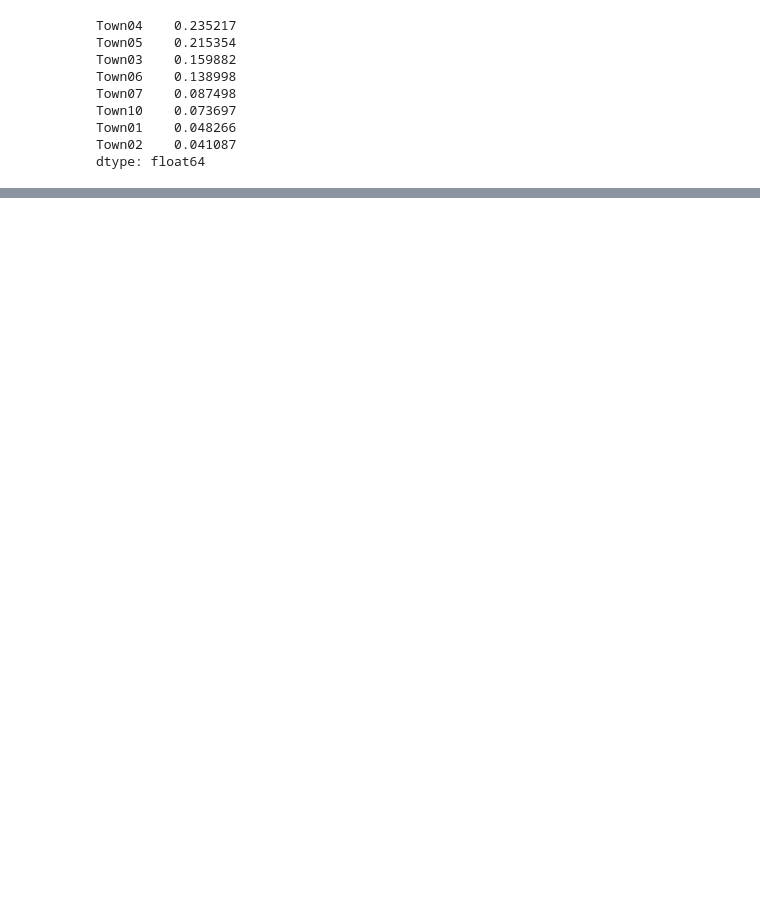
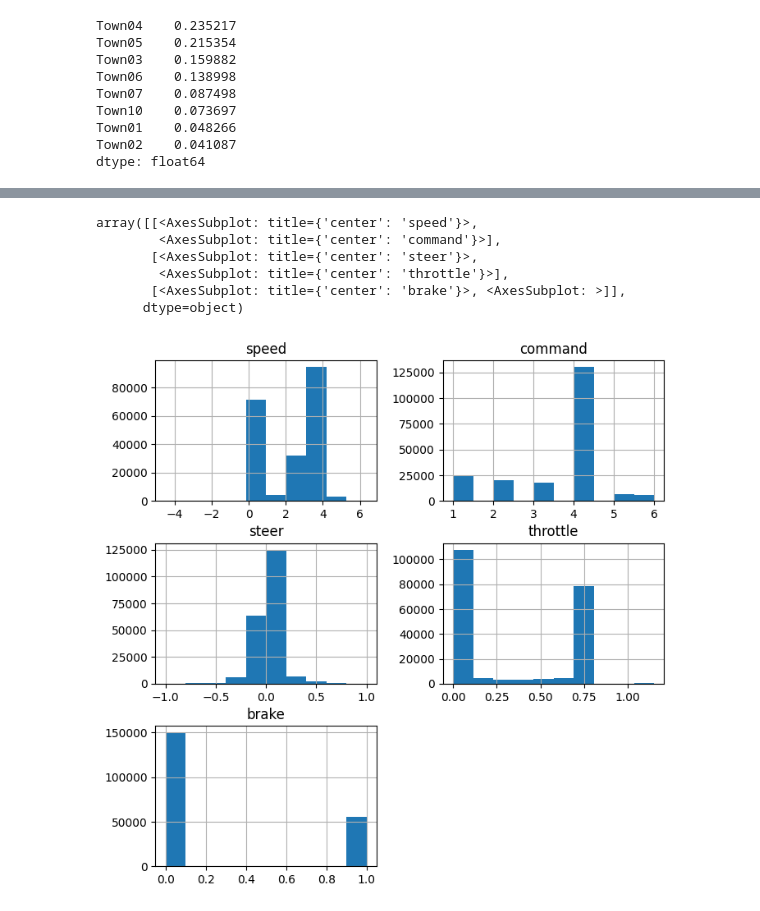
Before and after one commit to moritzwassmer/APPRAS_e2e_imitation, a Jupyter notebook: data_pipeline/notebooks/train_test_split.ipynb, the cells around one changed output, grey strips where cells are left out. Drawn from its saved outputs; the diff is of its cells as text; code cells hidden in the pictures; blank space fills up the shorter version.

```diff
--- a/data_pipeline/notebooks/train_test_split.ipynb
+++ b/data_pipeline/notebooks/train_test_split.ipynb
@@ -183,0 +121,14 @@ len(df_test_additional) / (len(df_train) + len(df_test_additional))
+# %%
+df_measurements_train = df_measurements[df_measurements["dir2"].isin(df_meta_data_routes_train["dir"])]
+df_measurements_test_1 = df_measurements[df_measurements["dir2"].isin(df_meta_data_routes_test_1["dir"])]
+df_measurements_test_2 = df_measurements[df_measurements["dir2"].isin(df_meta_data_routes_test_2["dir"])]
+# %%
+df_measurements_train.hist(figsize=(8, 8))
+# %% [output]
+array([[<AxesSubplot: title={'center': 'speed'}>,
+        <AxesSubplot: title={'center': 'command'}>],
+       [<AxesSubplot: title={'center': 'steer'}>,
+        <AxesSubplot: title={'center': 'throttle'}>],
+       [<AxesSubplot: title={'center': 'brake'}>, <AxesSubplot: >]],
+      dtype=object)
+[figure, added]
```
Also changed, not shown: parts of 40 cells of this notebook, 5 other files.
